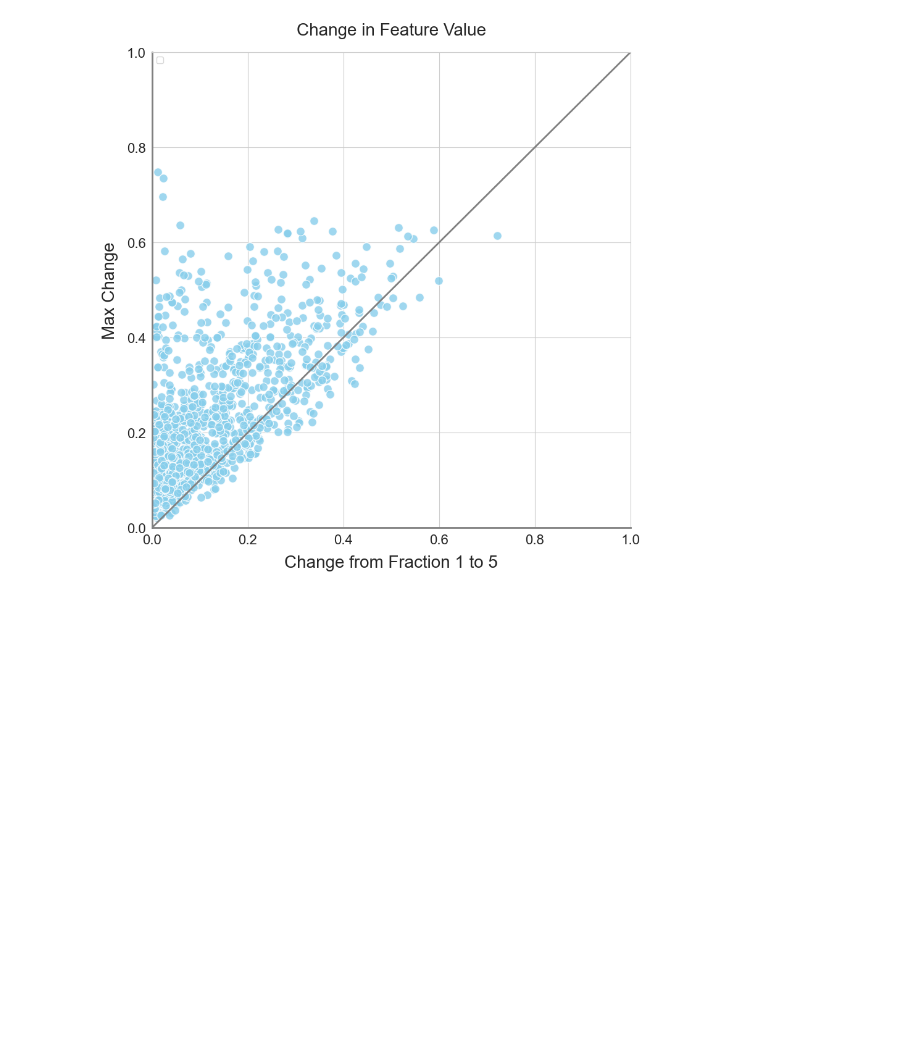
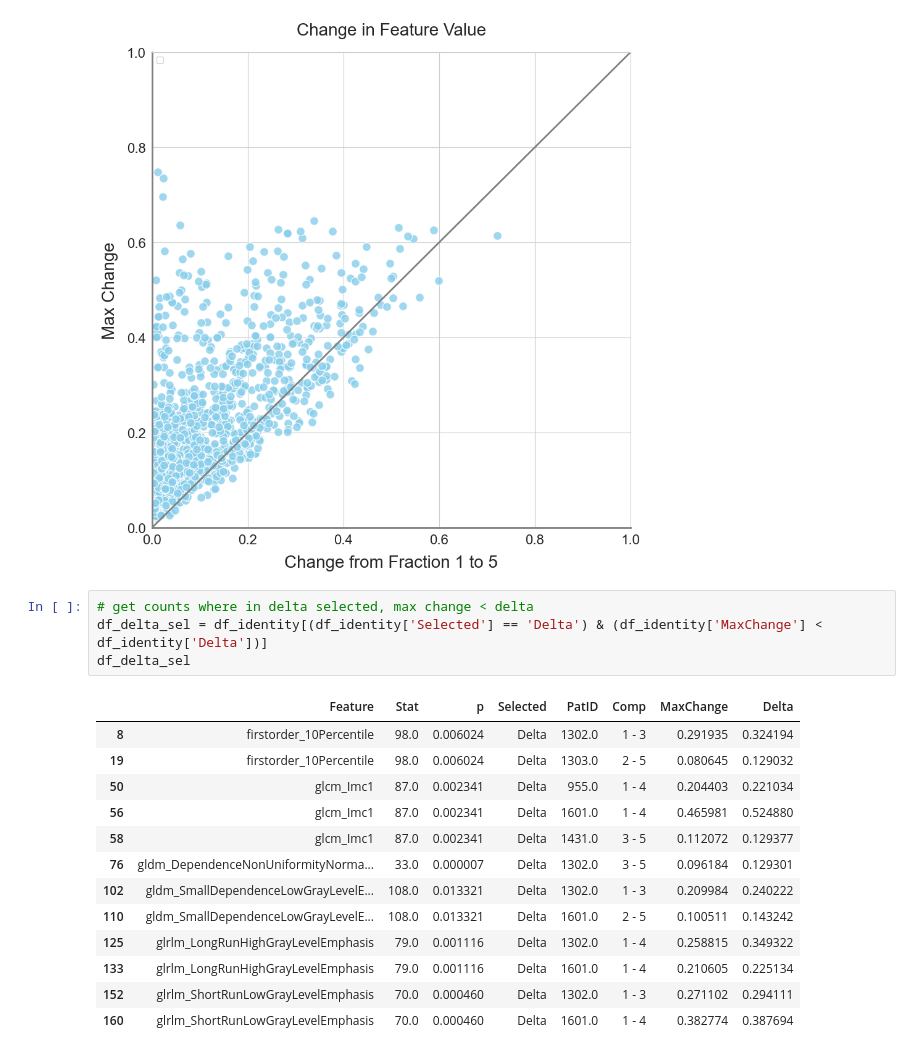
Before and after one commit to aaron-rankin/LongitudinalRadiomics-MRgRT, a Jupyter notebook: FractionAB-Comparison.ipynb, the cells around one changed output. Saved outputs shown, nothing was run; the diff lists cells and outputs as text; blank space fills up the shorter version.

```diff
--- a/FractionAB-Comparison.ipynb
+++ b/FractionAB-Comparison.ipynb
@@ -571,3 +611,21 @@ plt.title('Change in Feature Value', fontsize=20, pad=20)
 # %% [output]
 Text(0.5, 1.0, 'Change in Feature Value')
 [figure]
+# %%
+# get counts where in delta selected, max change < delta
+df_delta_sel = df_identity[(df_identity['Selected'] == 'Delta') & (df_identity['MaxChange'] < df_identity['Delta'])]
+df_delta_sel
+# %% [output]
+|  | Feature | Stat | p | Selected | PatID | Comp | MaxChange | Delta |
+| 8 | firstorder_10Percentile | 98.0 | 0.006024 | Delta | 1302.0 | 1 - 3 | 0.291935 | 0.324194 |
+| 19 | firstorder_10Percentile | 98.0 | 0.006024 | Delta | 1303.0 | 2 - 5 | 0.080645 | 0.129032 |
+| 50 | glcm_Imc1 | 87.0 | 0.002341 | Delta | 955.0 | 1 - 4 | 0.204403 | 0.221034 |
+| 56 | glcm_Imc1 | 87.0 | 0.002341 | Delta | 1601.0 | 1 - 4 | 0.465981 | 0.524880 |
+| 58 | glcm_Imc1 | 87.0 | 0.002341 | Delta | 1431.0 | 3 - 5 | 0.112072 | 0.129377 |
+| 76 | gldm_DependenceNonUniformityNorma... | 33.0 | 0.000007 | Delta | 1302.0 | 3 - 5 | 0.096184 | 0.129301 |
+| 102 | gldm_SmallDependenceLowGrayLevelE... | 108.0 | 0.013321 | Delta | 1302.0 | 1 - 3 | 0.209984 | 0.240222 |
+| 110 | gldm_SmallDependenceLowGrayLevelE... | 108.0 | 0.013321 | Delta | 1601.0 | 2 - 5 | 0.100511 | 0.143242 |
+| 125 | glrlm_LongRunHighGrayLevelEmphasis | 79.0 | 0.001116 | Delta | 1302.0 | 1 - 4 | 0.258815 | 0.349322 |
+| 133 | glrlm_LongRunHighGrayLevelEmphasis | 79.0 | 0.001116 | Delta | 1601.0 | 1 - 4 | 0.210605 | 0.225134 |
+| 152 | glrlm_ShortRunLowGrayLevelEmphasis | 70.0 | 0.000460 | Delta | 1302.0 | 1 - 3 | 0.271102 | 0.294111 |
+| 160 | glrlm_ShortRunLowGrayLevelEmphasis | 70.0 | 0.000460 | Delta | 1601.0 | 1 - 4 | 0.382774 | 0.387694 |
```
Also changed, not shown: parts of 7 cells of this notebook, 11 other files.
